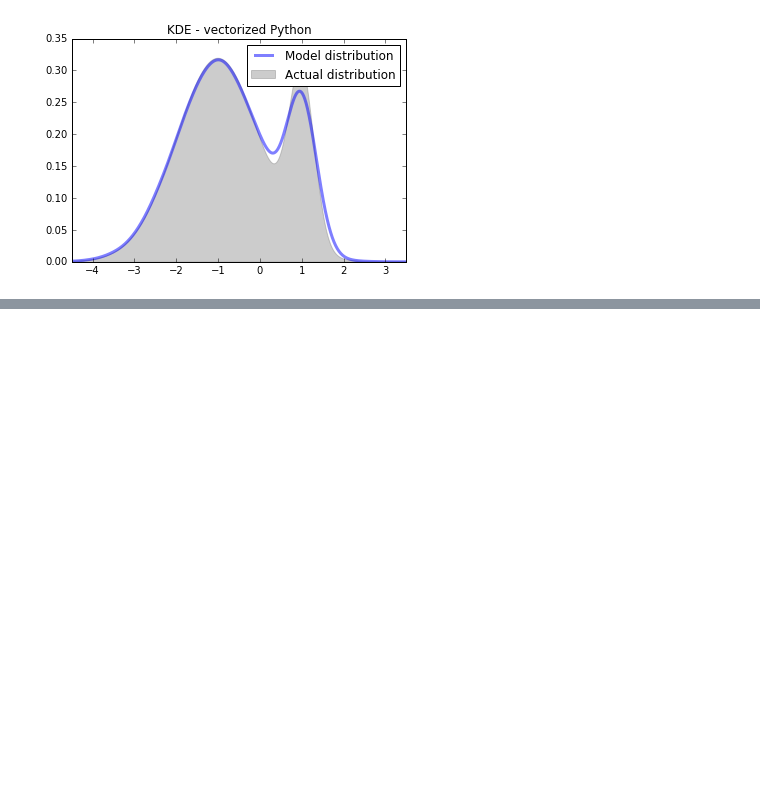
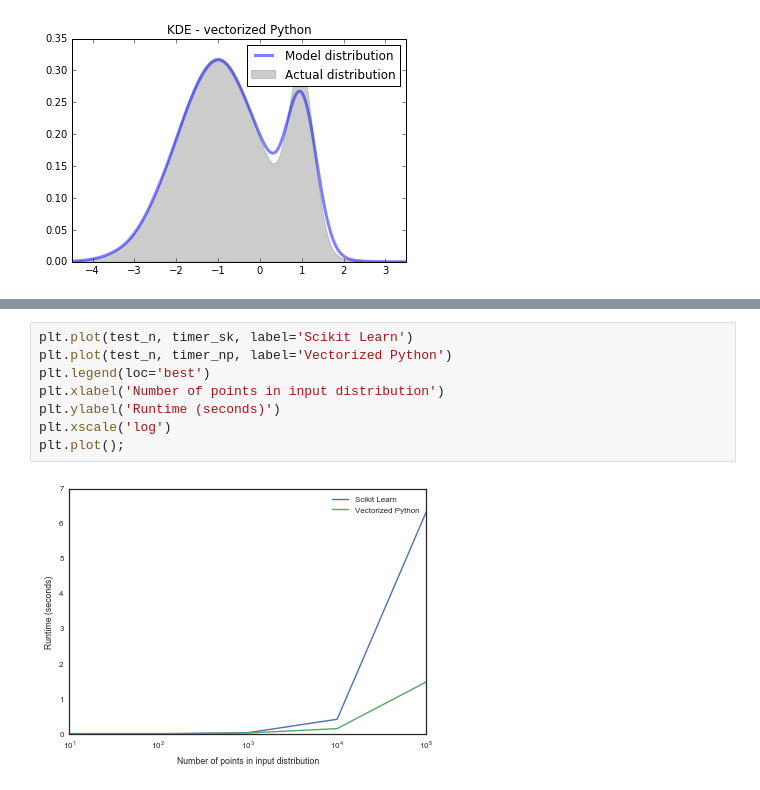
Before and after one commit to Mynti207/algo-paper, a Jupyter notebook: code/KDE_python.ipynb, the cells around one changed output, grey strips where cells are left out. Cells and saved outputs as stored; diff of their text form; blank space fills up the shorter version.

```diff
--- a/code/KDE_python.ipynb
+++ b/code/KDE_python.ipynb
@@ -152,0 +215,10 @@ Time to complete model: 1.34 seconds
+# %%
+plt.plot(test_n, timer_sk, label='Scikit Learn')
+plt.plot(test_n, timer_np, label='Vectorized Python')
+plt.legend(loc='best')
+plt.xlabel('Number of points in input distribution')
+plt.ylabel('Runtime (seconds)')
+plt.xscale('log')
+plt.plot();
+# %% [output]
+[figure, added]
```
Also changed, not shown: parts of 7 cells of this notebook, 5 other files.
